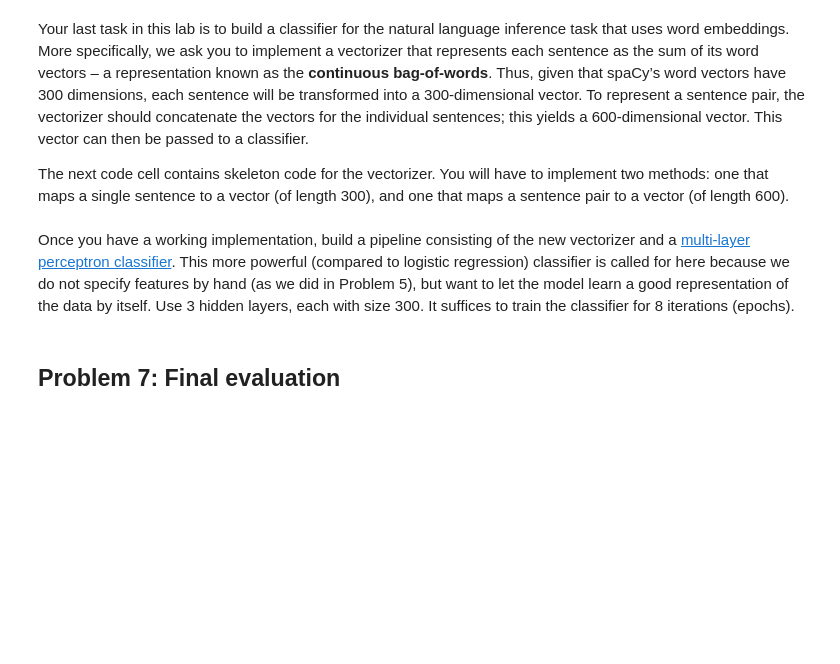
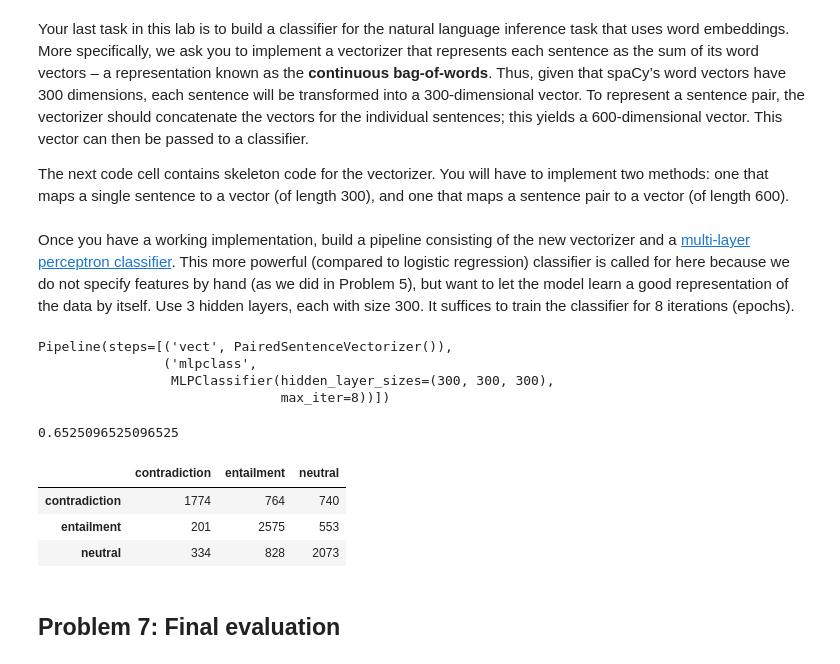
Before and after one commit to oskarhiden/TDDE16---Text-Mining, a Jupyter notebook: L4/TM-L4.ipynb, the cells around one changed output. Saved outputs shown, nothing was run; the diff lists cells and outputs as text; code cells hidden in the pictures; blank space fills up the shorter version.

```diff
--- a/L4/TM-L4.ipynb
+++ b/L4/TM-L4.ipynb
@@ -372,11 +358,11 @@ Once you have an implementation of the transformer, extend the pipeline that you
 #CUT.fit(df_train)
 #CUT.transform(df_train)
 
-pipe = Pipeline([('transformer', CrossUnigramsTransformer()), ('counter', CountVectorizer()), ('logic', LogisticRegression())])
-pipe.set_params(logic__max_iter = 150) # kept at 150 since it did not improve much with more iter.
+pipe_cunigram = Pipeline([('transformer', CrossUnigramsTransformer()), ('counter', CountVectorizer()), ('logic', LogisticRegression())])
+pipe_cunigram.set_params(logic__max_iter = 150) # kept at 150 since it did not improve much with more iter.
 
-pipe.fit(df_train, df_train['gold_label'] )
-predictions_1 = pipe.predict(df_dev)
+pipe_cunigram.fit(df_train, df_train['gold_label'] )
+predictions_1 = pipe_cunigram.predict(df_dev)
 
 print(sum(predictions_1==df_dev['gold_label'])/len(df_dev))
 pd.DataFrame(confusion_matrix(df_dev['gold_label'],predictions_1), columns = labels, index = labels)
@@ -414,12 +400,19 @@ class PairedSentenceVectorizer(BaseEstimator, TransformerMixin):
     # Vectorize a single sentence.
     def _transform1(self, sentence):
         # TODO: Replace the following line with your own code
-        return np.zeros(nlp.vocab.vectors.shape[1])
+        sent = nlp(sentence)
+        su = np.zeros(300)
+        for token in sent:
+            su = su + token.vector
+        return su
 
     # Vectorize a single row of the dataframe.
     def _transform2(self, row):
         # TODO: Replace the following line with your own code
-        return np.zeros(nlp.vocab.vectors.shape[1] * 2)
+        sent_1_vec = nlp(row[2]).vector
+        sent_2_vec = nlp(row[4]).vector
+
+        return np.concatenate((sent_1_vec, sent_2_vec))
 
     def transform(self, X):
         return np.concatenate(
@@ -430,5 +425,26 @@ Once you have a working implementation, build a pipeline consisting of the new v
 # %%
 # TODO: Enter code here to implement the word embeddings classifier. Print the classification report.
+
+pipe_mlp = Pipeline([('vect', PairedSentenceVectorizer()), ('mlpclass', MLPClassifier())])
+pipe_mlp.set_params(mlpclass__hidden_layer_sizes = (300,300,300), mlpclass__max_iter = 8)
+
+pipe_mlp.fit(df_train, df_train['gold_label'])
+# %% [output]
+Pipeline(steps=[('vect', PairedSentenceVectorizer()),
+                ('mlpclass',
+                 MLPClassifier(hidden_layer_sizes=(300, 300, 300),
+                               max_iter=8))])
+# %%
+pred = pipe_mlp.predict(df_dev)
+# %%
+print(sum(pred==df_dev['gold_label'])/len(df_dev))
+pd.DataFrame(confusion_matrix(df_dev['gold_label'], pred), columns = labels, index = labels)
+# %% [output]
+0.6525096525096525
+|  | contradiction | entailment | neutral |
+| contradiction | 1774 | 764 | 740 |
+| entailment | 201 | 2575 | 553 |
+| neutral | 334 | 828 | 2073 |
 # %% [markdown]
 ## Problem 7: Final evaluation
 # %% [markdown]
```
Also changed, not shown: parts of 17 cells of this notebook.
